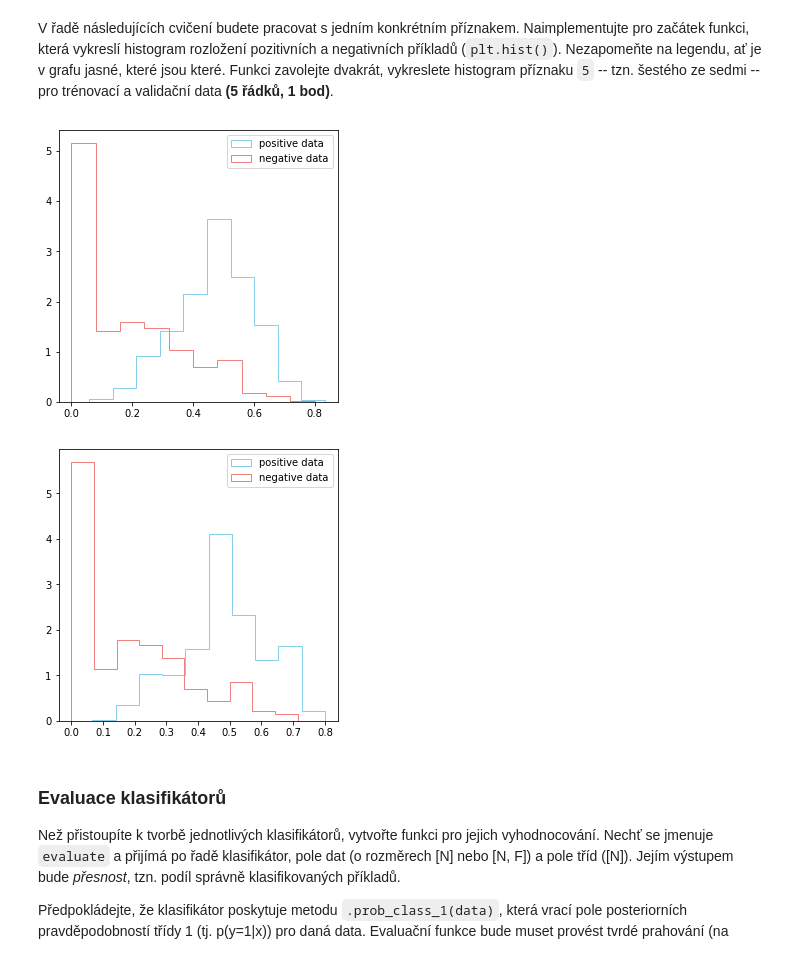
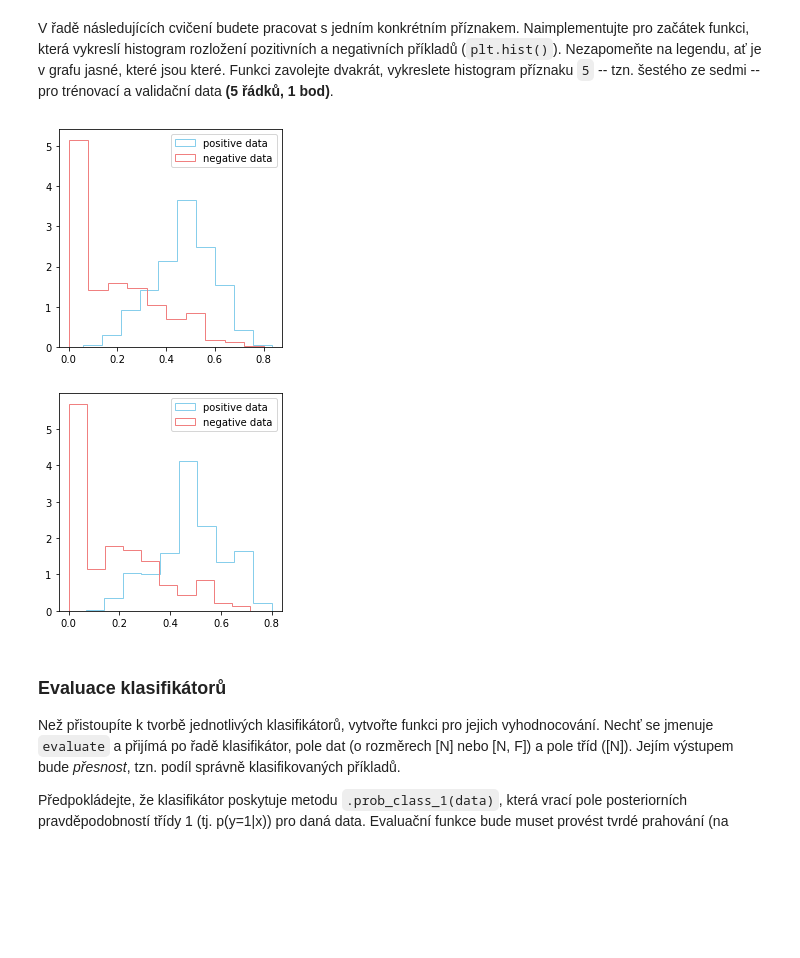
Before and after one commit to kateriska/6.-semestr-FIT, a Jupyter notebook: SUI/du/zadani.ipynb, the cells around one changed output. Cells and saved outputs as stored; diff of their text form; code cells hidden in the pictures; blank space fills up the shorter version.

```diff
--- a/SUI/du/zadani.ipynb
+++ b/SUI/du/zadani.ipynb
@@ -68,18 +68,18 @@ V řadě následujících cvičení budete pracovat s jedním konkrétním pří
 # %%
 FOI = 5  # Feature Of Interest
 
 def plot_data(poss, negs):
-    figure = plt.figure(figsize=(5, 5))
+    figure = plt.figure(figsize=(4, 4))
     graph_plot = figure.add_subplot(1,1,1)
     graph_plot.hist(poss, density=True, histtype='step', color = "skyblue", label="positive data")
     graph_plot.hist(negs, density=True, histtype='step', color = "lightcoral", label="negative data")
     graph_plot.legend(prop={'size': 10})
 
 plot_data(train_dataset.pos[:, FOI], train_dataset.neg[:, FOI])
 plot_data(val_dataset.pos[:, FOI], val_dataset.neg[:, FOI])
 # %% [output]
-[figure, old version]
+[figure, new version]
-[figure, old version]
+[figure, new version]
 # %% [markdown]
 ### Evaluace klasifikátorů
 Než přistoupíte k tvorbě jednotlivých klasifikátorů, vytvořte funkci pro jejich vyhodnocování.
```
Also changed, not shown: parts of 6 cells of this notebook.
